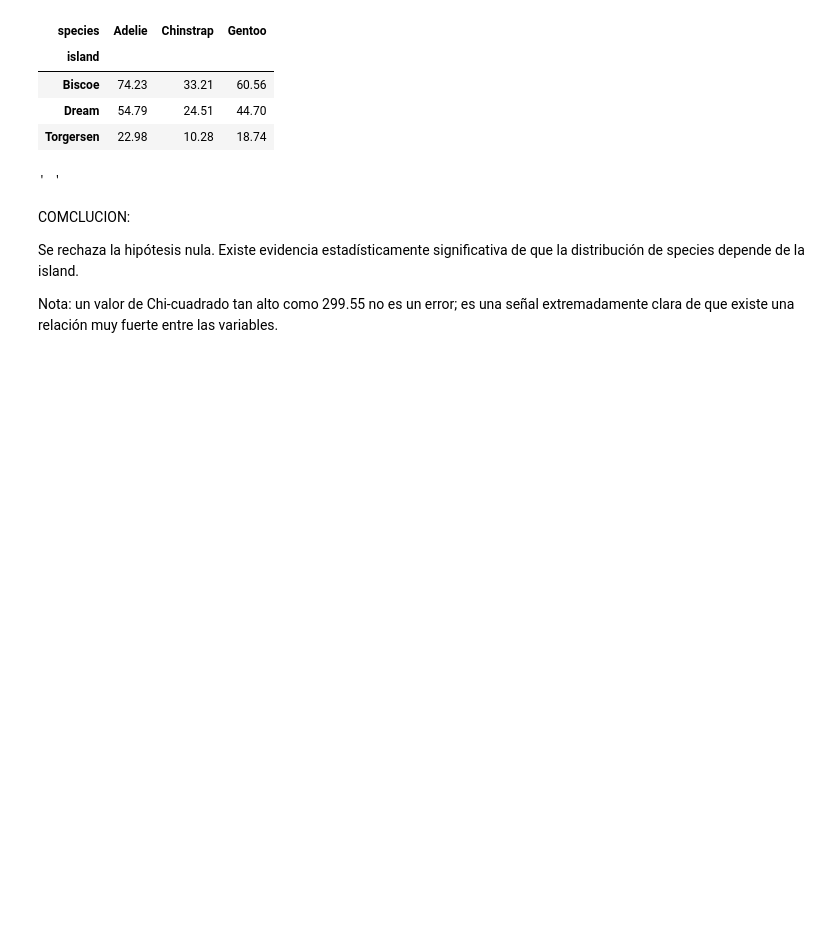
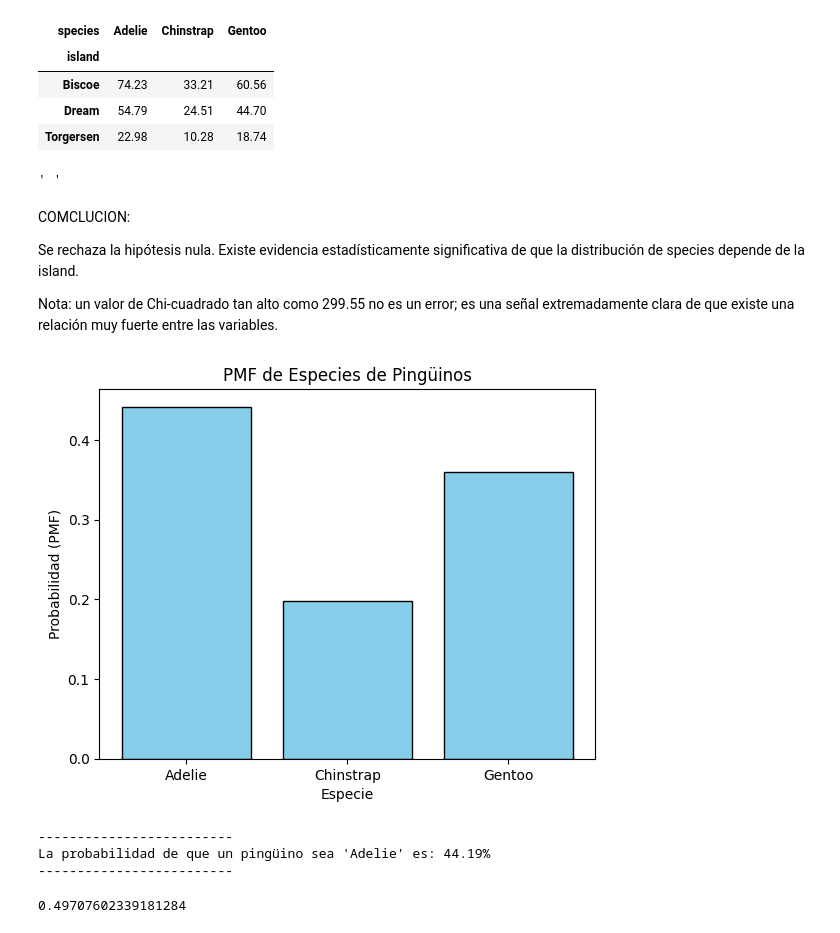
Before and after one commit to alvarohrv/data-analysis-py-sandbox, a Jupyter notebook: src/clase02_cursoPlatzi/02_tema_PMF.ipynb, the cells around one changed output. Saved outputs shown, nothing was run; the diff lists cells and outputs as text; code cells hidden in the pictures; blank space fills up the shorter version.

```diff
--- a/src/clase02_cursoPlatzi/02_tema_PMF.ipynb
+++ b/src/clase02_cursoPlatzi/02_tema_PMF.ipynb
@@ -585,3 +588,44 @@ Se rechaza la hipótesis nula.
 Existe evidencia estadísticamente significativa de que la distribución de species depende de la island.
 
 Nota: un valor de Chi-cuadrado tan alto como 299.55 no es un error; es una señal extremadamente clara de que existe una relación muy fuerte entre las variables.
+# %%
+# A diferencia de Pandas, donde usas value_counts(normalize=True), aquí creas un objeto Pmf directamente.
+# ver uso de pandas en _01 y _02
+
+
+# from empiricaldist import Pmf, Cdf
+# Los objetos Pmf y Cdf de esta librería vienen con métodos que Pandas no tiene de forma directa:pmf.mean(): Calcula la media directamente de la distribución de probabilidad.pmf.prob_lt(x): Calcula la probabilidad de que un valor sea menor que x (útil en variables numéricas).Operaciones entre distribuciones: Puedes sumar dos objetos PMF (por ejemplo, para simular la suma de dos dados) y la librería hace la convolución matemática automáticamente.
+
+# 1. Crear la PMF para las especies
+pmf_species = Pmf.from_seq(data['species']) # el segundo parámetro normalize=True es por defecto
+
+# 2. Generar el "histograma" (Gráfico de barras de la PMF)
+pmf_species.bar(color='skyblue', edgecolor='black')
+plt.title("PMF de Especies de Pingüinos")
+plt.xlabel("Especie")
+plt.ylabel("Probabilidad (PMF)")
+plt.show()
+print("-----"*5)
+# 3. Preguntar la probabilidad de una especie específica
+# Se accede directamente como si fuera un diccionario o función <3<3<3<3<3<3
+prob_adelie = pmf_species['Adelie']
+print(f"La probabilidad de que un pingüino sea 'Adelie' es: {prob_adelie:.2%}")
+print("-----"*5)
+
+# generar un grafico con frecuencia absolutas usar normalize=False de la forma: pmf_species_freq = Pmf.from_seq(data['species'], normalize=False)
+# %% [output]
+[figure, added]
+-------------------------
+La probabilidad de que un pingüino sea 'Adelie' es: 44.19%
+-------------------------
+# %%
+# Probabilidad CDF con empiricaldist
+
+# CDF – Cumulative Distribution Function es una función que da la probabilidad de que una variable aleatoria sea menor o igual a un valor específico.
+# En Pandas, hacer una CDF requiere sort_index() y luego cumsum(). En empiricaldist, simplemente haces:
+
+cdf_peso = Cdf.from_seq(data['body_mass_g'])
+# ¿Probabilidad de pesar 4000 o menos?
+print(cdf_peso(4000))
+# %% [output]
+0.49707602339181284
```
Also changed, not shown: parts of 3 cells of this notebook, 14 other files.
